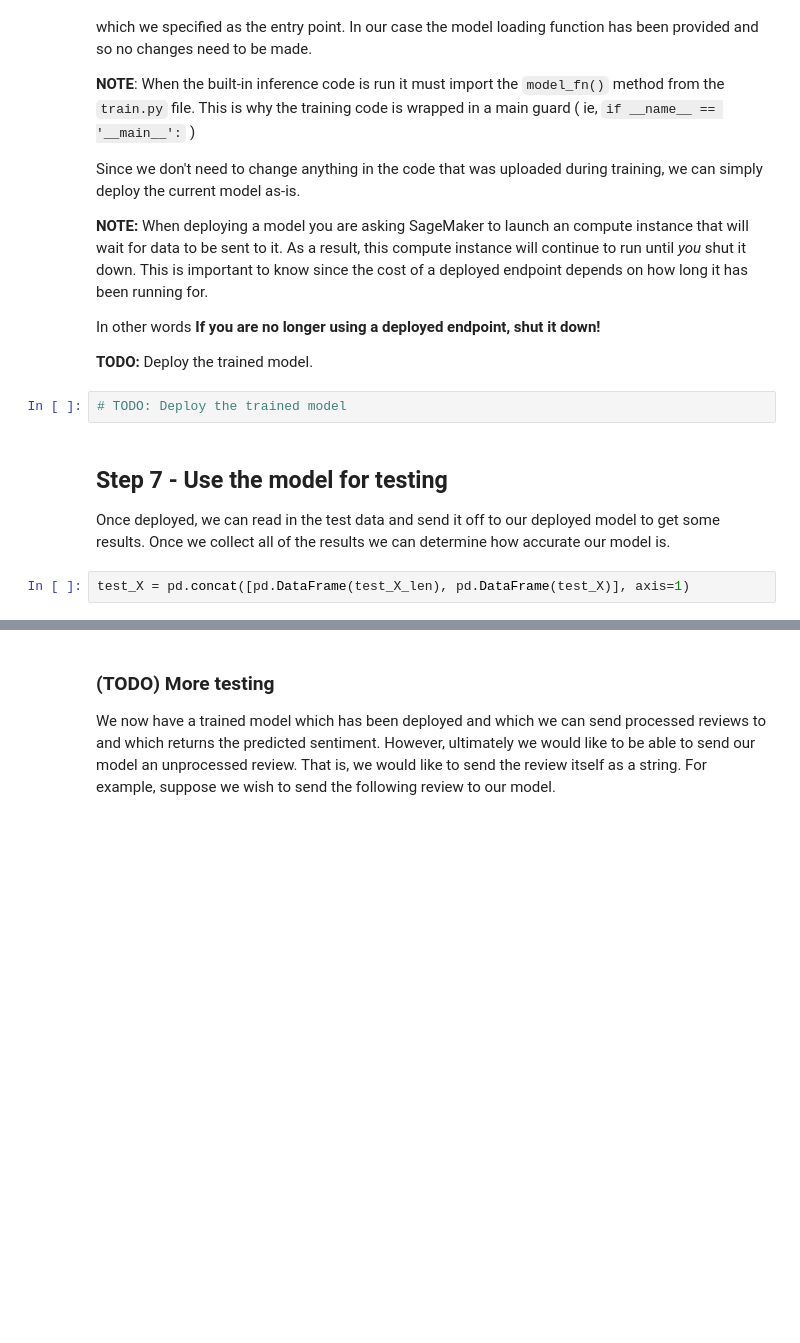
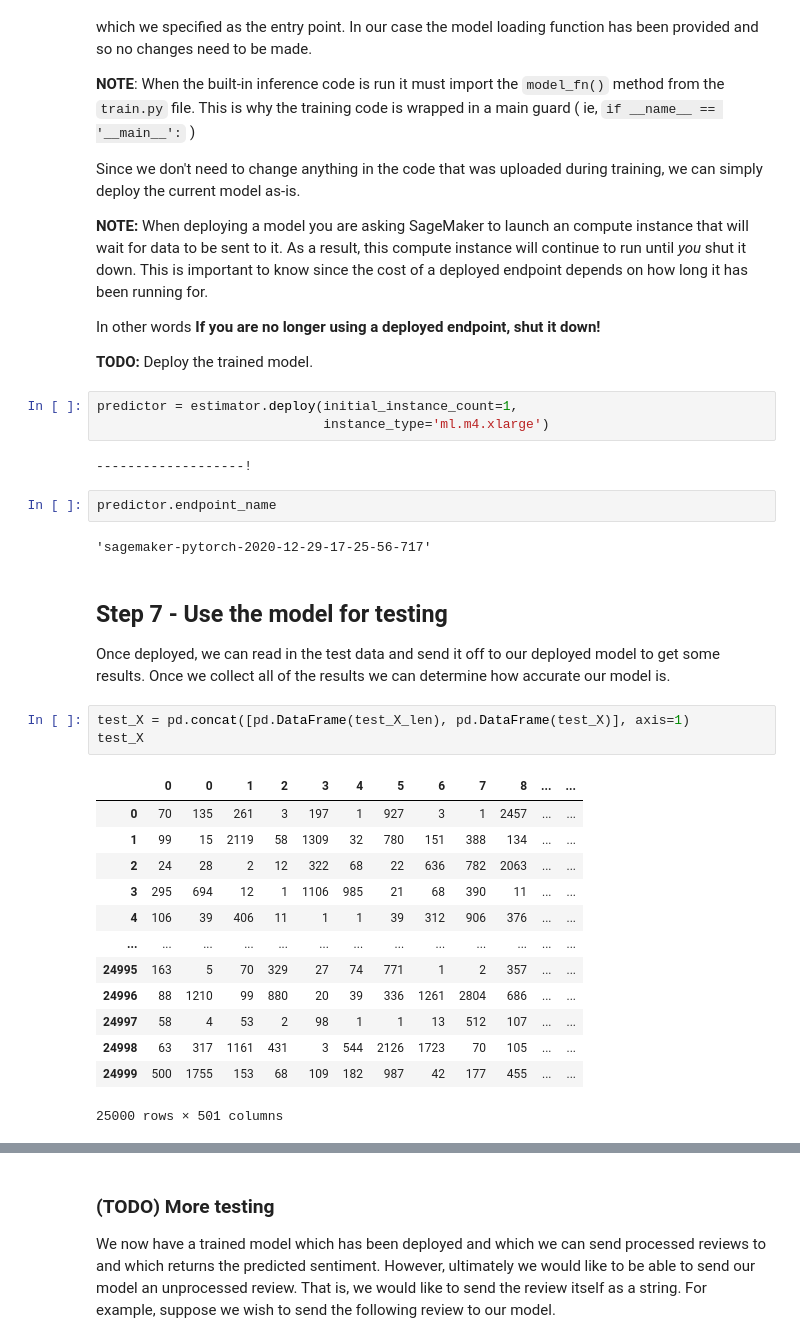
Before and after one commit to udacity/sagemaker-deployment, a Jupyter notebook: Project/SageMaker Project.ipynb, the cells around one changed output, grey strips where cells are left out. Drawn from its saved outputs; the diff is of its cells as text; blank space fills up the shorter version.

```diff
--- a/Project/SageMaker Project.ipynb
+++ b/Project/SageMaker Project.ipynb
@@ -442,14 +617,36 @@ Since we don't need to change anything in the code that was uploaded during trai
 In other words **If you are no longer using a deployed endpoint, shut it down!**
 
 **TODO:** Deploy the trained model.
-# %%
-# TODO: Deploy the trained model
+# %%
+predictor = estimator.deploy(initial_instance_count=1,
+                             instance_type='ml.m4.xlarge')
+# %% [output]
+-------------------!
+# %%
+predictor.endpoint_name
+# %% [output]
+'sagemaker-pytorch-2020-12-29-17-25-56-717'
 # %% [markdown]
 ## Step 7 - Use the model for testing
 
 Once deployed, we can read in the test data and send it off to our deployed model to get some results. Once we collect all of the results we can determine how accurate our model is.
 # %%
 test_X = pd.concat([pd.DataFrame(test_X_len), pd.DataFrame(test_X)], axis=1)
+test_X
+# %% [output]
+|  | 0 | 0 | 1 | 2 | 3 | 4 | 5 | 6 | 7 | 8 | ... | ... |
+| 0 | 70 | 135 | 261 | 3 | 197 | 1 | 927 | 3 | 1 | 2457 | ... | ... |
+| 1 | 99 | 15 | 2119 | 58 | 1309 | 32 | 780 | 151 | 388 | 134 | ... | ... |
+| 2 | 24 | 28 | 2 | 12 | 322 | 68 | 22 | 636 | 782 | 2063 | ... | ... |
+| 3 | 295 | 694 | 12 | 1 | 1106 | 985 | 21 | 68 | 390 | 11 | ... | ... |
+| 4 | 106 | 39 | 406 | 11 | 1 | 1 | 39 | 312 | 906 | 376 | ... | ... |
+| ... | ... | ... | ... | ... | ... | ... | ... | ... | ... | ... | ... | ... |
+| 24995 | 163 | 5 | 70 | 329 | 27 | 74 | 771 | 1 | 2 | 357 | ... | ... |
+| 24996 | 88 | 1210 | 99 | 880 | 20 | 39 | 336 | 1261 | 2804 | 686 | ... | ... |
+| 24997 | 58 | 4 | 53 | 2 | 98 | 1 | 1 | 13 | 512 | 107 | ... | ... |
+| 24998 | 63 | 317 | 1161 | 431 | 3 | 544 | 2126 | 1723 | 70 | 105 | ... | ... |
+| 24999 | 500 | 1755 | 153 | 68 | 109 | 182 | 987 | 42 | 177 | 455 | ... | ... |
+25000 rows × 501 columns
 # %%
 # We split the data into chunks and send each chunk seperately, accumulating the results.
 
```
Also changed, not shown: parts of 55 cells of this notebook.
